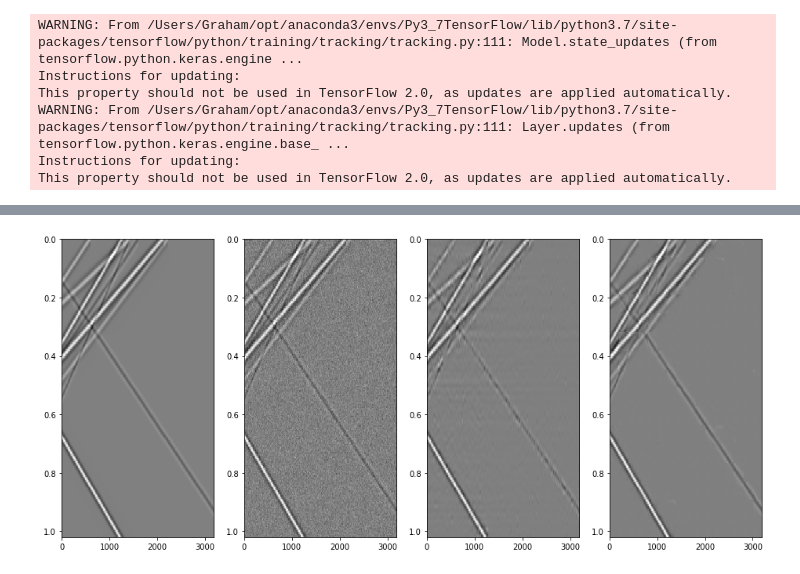
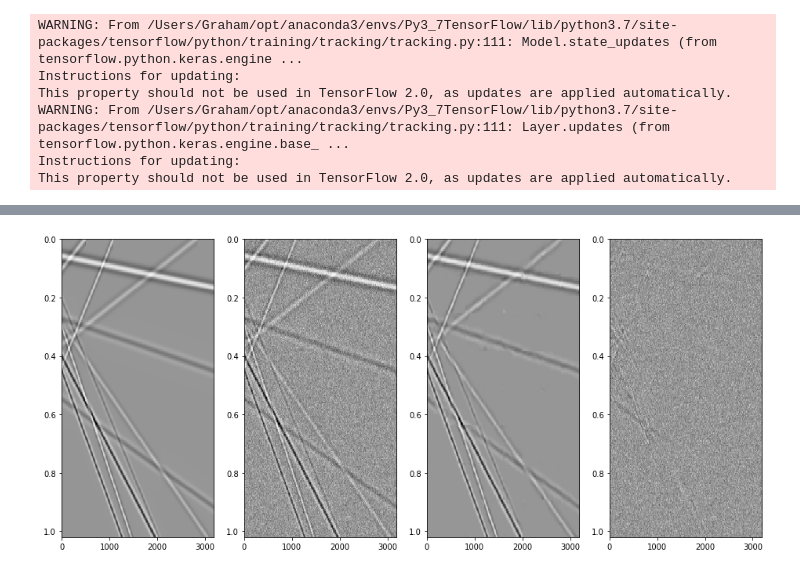
Before and after one commit to Greveley/AutoEncoderImageDenoise, a Jupyter notebook: TrainAndEval_SynSeis.ipynb, the cells around one changed output, grey strips where cells are left out. Saved outputs shown, nothing was run; the diff lists cells and outputs as text; code cells hidden in the pictures.

```diff
--- a/TrainAndEval_SynSeis.ipynb
+++ b/TrainAndEval_SynSeis.ipynb
@@ -49,7 +40,10 @@ plt.title('Noisy Window')
 # %%
 # Generating training and testing data
-NS_train_wind, NS_test_wind, S_train_wind, S_test_wind = train_test_split(ns_windows,cs_windows, test_size=0.33, random_state = 21)
-NS_train_trc, NS_test_trc, S_train_trc, S_test_trc = train_test_split(noisy_signal2,clean_signal2, test_size=0.33, random_state = 21)
+# NS_train_wind, NS_test_wind, S_train_wind, S_test_wind = train_test_split(ns_windows,cs_windows, test_size=0.33, random_state = 21)
+# NS_train_trc, NS_test_trc, S_train_trc, S_test_trc = train_test_split(noisy_signal2,clean_signal2, test_size=0.33, random_state = 21)
+
+# NS_train_conv, NS_test_conv, S_train_conv, S_test_conv = train_test_split(ns_windows_conv_sc,cs_windows_conv_sc, test_size=0.33, random_state = 21)
+NS_train_conv, NS_test_conv, S_train_conv, S_test_conv = train_test_split(ns_windows_conv,cs_windows_conv, test_size=0.33, random_state = 21)
 # %%
 # Custom loss functions
 
@@ -188,2 +270,34 @@ decoded_imgANN_wind = np.array(decoded_imgANN_wind)
 orig_noisy = np.array(orig_noisy)
 orig_clean = np.array(orig_clean)
+# %%
+def pred_resh(data,output_size,num_wind,wind_size):
+
+    # Reshaping predictions
+    data_resh= data.reshape(int(data.shape[0]/num_wind),num_wind,wind_size,wind_size)
+
+    img = []
+    orig_noisy = []
+    orig_clean = []
+    for iImg in range(data_resh.shape[0]):
+        img.append(windows2img(data_resh[iImg],output_size,output_size))
+        orig_noisy.append(windows2img(NS_test_conv[iImg],output_size,output_size))
+        orig_clean.append(windows2img(S_test_conv[iImg],output_size,output_size))
+
+    img = np.array(img)
+    orig_noisy = np.array(orig_noisy)
+    orig_clean = np.array(orig_clean)
+
+    return img
+# %%
+decodedimg_conv3x3 = pred_resh(predConv_wind_3x3,output_size=256,num_wind=64,wind_size=32)
+# decodedimg_conv4x4 = pred_resh(predConv_wind_4x4,output_size=256,num_wind=64,wind_size=32)
+# %%
+# Reshaping predictions
+orig_noisy = []
+orig_clean = []
+for iImg in range(165):
+    orig_noisy.append(windows2img(NS_test_conv[iImg],256,256))
+    orig_clean.append(windows2img(S_test_conv[iImg],256,256))
+
+orig_noisy = np.array(orig_noisy)
+orig_clean = np.array(orig_clean)
@@ -192,4 +335,4 @@ decoded_imgANN_trc = predANN_trc.reshape(330,256,256,1)
 # %%
-PlotSeis([orig_clean,orig_noisy,decoded_imgANN_trc,decoded_imgANN_wind],num=19)
+PlotSeis([orig_clean,orig_noisy,decodedimg_conv3x3,orig_noisy-decodedimg_conv3x3],num=23)
 # %% [output]
-[figure, old version]
+[figure, new version]
```
Also changed, not shown: parts of 25 cells of this notebook.
